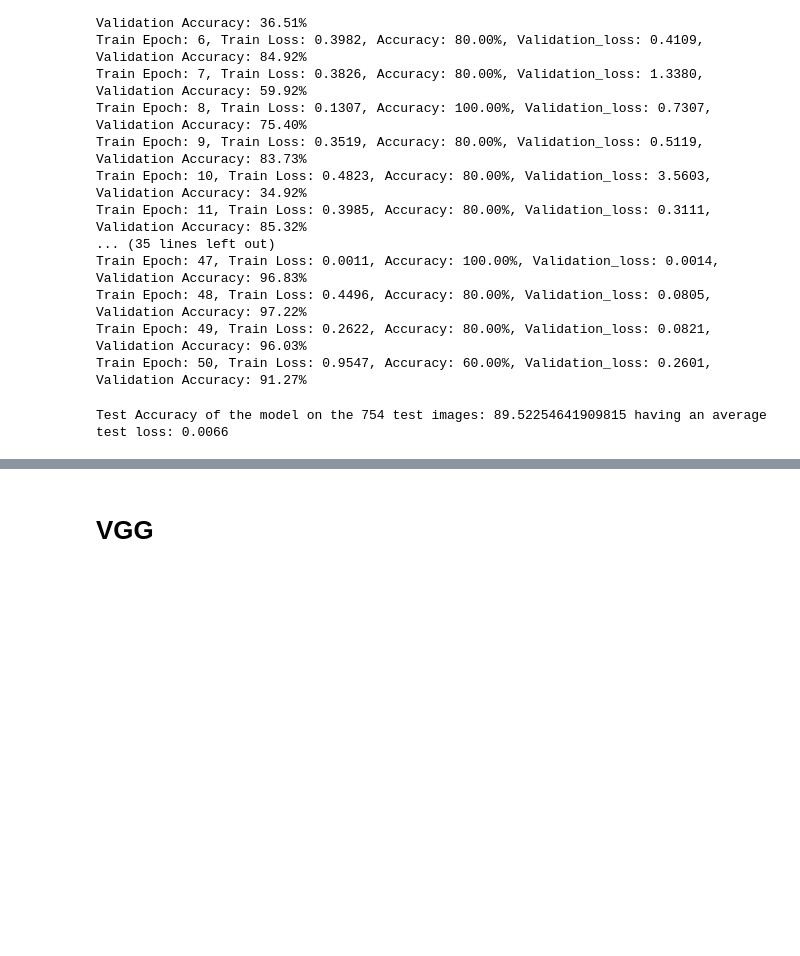
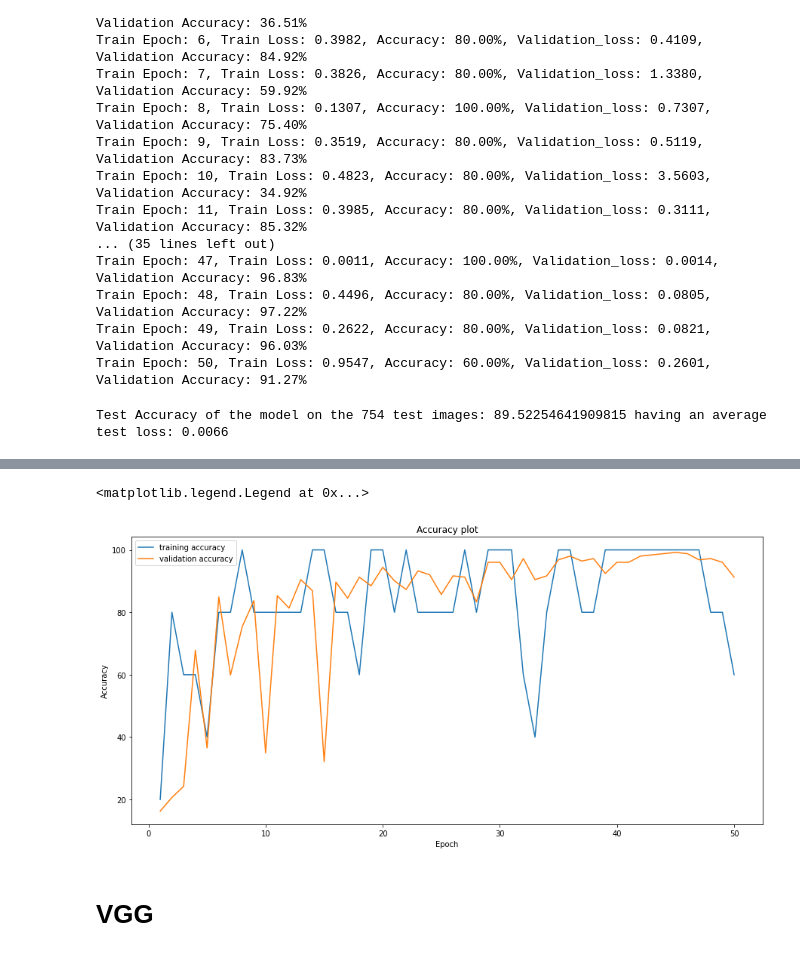
Before and after one commit to musketeer07/Sign-Language-Recognition, a Jupyter notebook: Model_training/Dataset3/Dataset3_training_iteration1.ipynb, the cells around one changed output, grey strips where cells are left out. Saved outputs shown, nothing was run; the diff lists cells and outputs as text; code cells hidden in the pictures; blank space fills up the shorter version.

```diff
--- a/Model_training/Dataset3/Dataset3_training_iteration1.ipynb
+++ b/Model_training/Dataset3/Dataset3_training_iteration1.ipynb
@@ -378,3 +395,16 @@ def make_confusion_matrix(y_pred,y_true):
+# %%
+epochs = [i+1 for i in range(num_epochs)]
+plt.figure(figsize=(15,7))
+plt.xlabel('Epoch')
+plt.ylabel('Accuracy')
+plt.title('Accuracy plot')
+
+plt.plot(epochs, resnet_training_accuracies, label = 'training accuracy')
+plt.plot(epochs,resnet_val_accuracies, label = 'validation accuracy')
+plt.legend()
+# %% [output]
+<matplotlib.legend.Legend at 0x...>
+[figure, added]
 # %%
 torch.save(resnet, f'resnet_{lr}.pt')
 # %%
```
Also changed, not shown: parts of 13 cells of this notebook.
